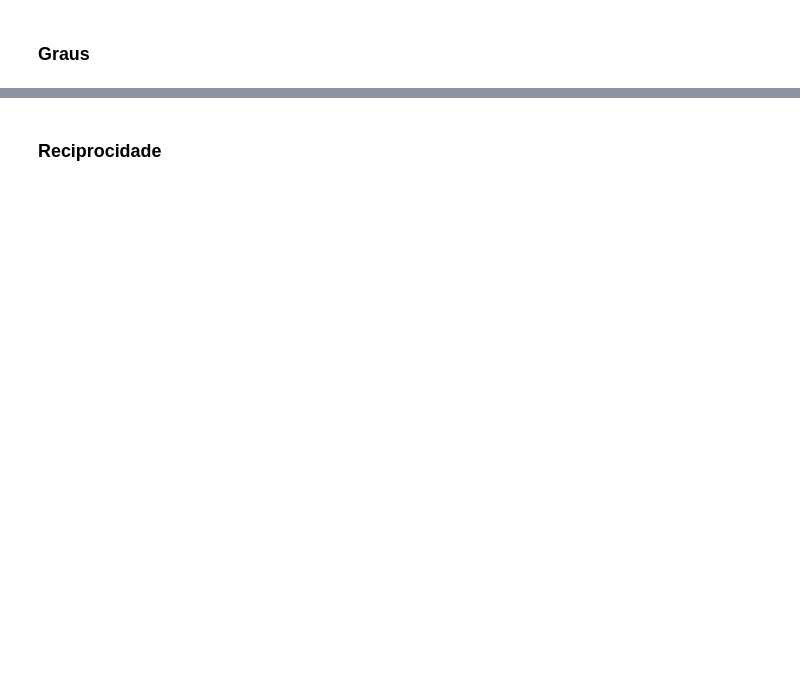
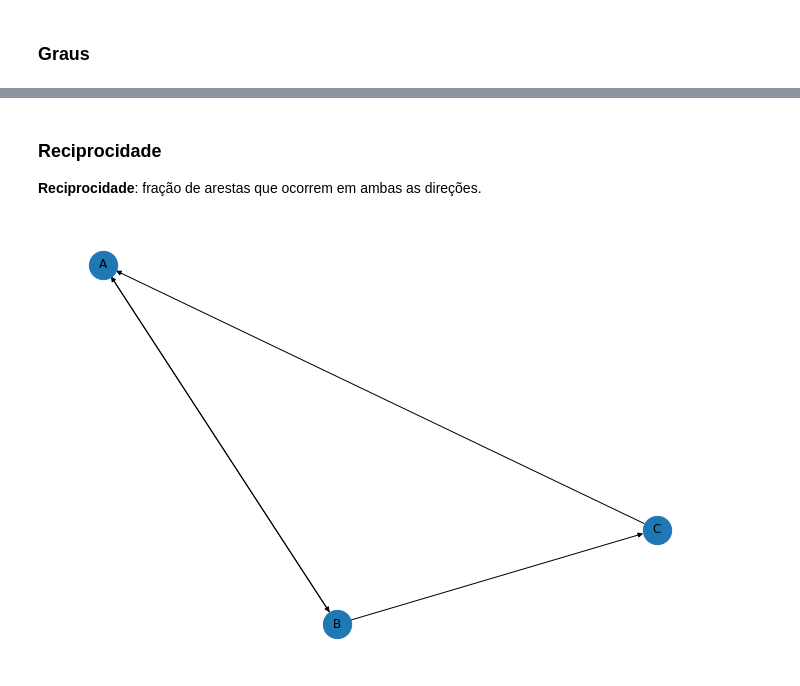
Before and after one commit to jesusossian/minicurso_sbpo2024, a Jupyter notebook: complex_network.ipynb, the cells around one changed output, grey strips where cells are left out. Drawn from its saved outputs; the diff is of its cells as text; code cells hidden in the pictures; blank space fills up the shorter version.

```diff
--- a/complex_network.ipynb
+++ b/complex_network.ipynb
@@ -210,5 +270,7 @@ print(f"cl(gco) = {nx.transitivity(gco)}")
-# %% [markdown]
-### Reciprocidade
+# %% [markdown]
+### Reciprocidade
+
+**Reciprocidade**: fração de arestas que ocorrem em ambas as direções.
 # %%
 # cria um grafo direcionado gdi
 gdi = nx.DiGraph()
@@ -222,10 +284,12 @@ gdi.add_edge('B','A')  #B -> A
 gdi.add_edge('B','C')  #B -> C
 gdi.add_edge('C','A')  #C -> A
 # %%
-fig, ax = plt.subplots(1,1,figsize=(12,10))
+fig, ax = plt.subplots(1,1,figsize=(12,8))
 
 # grafico do grafo gdi
 nx.draw(gdi, node_size=800, with_labels = True)
+# %% [output]
+[figure, added]
 # %%
 # imprime a reciprocidade de gdi
 print(f"re(gdi) = {nx.reciprocity(gdi)}")
```
Also changed, not shown: parts of 76 cells of this notebook, 6 other files.
